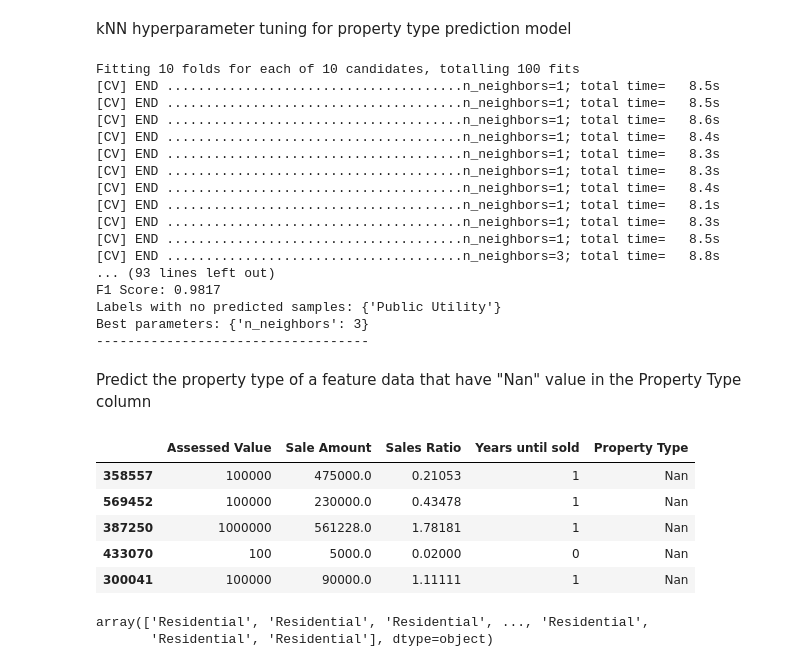
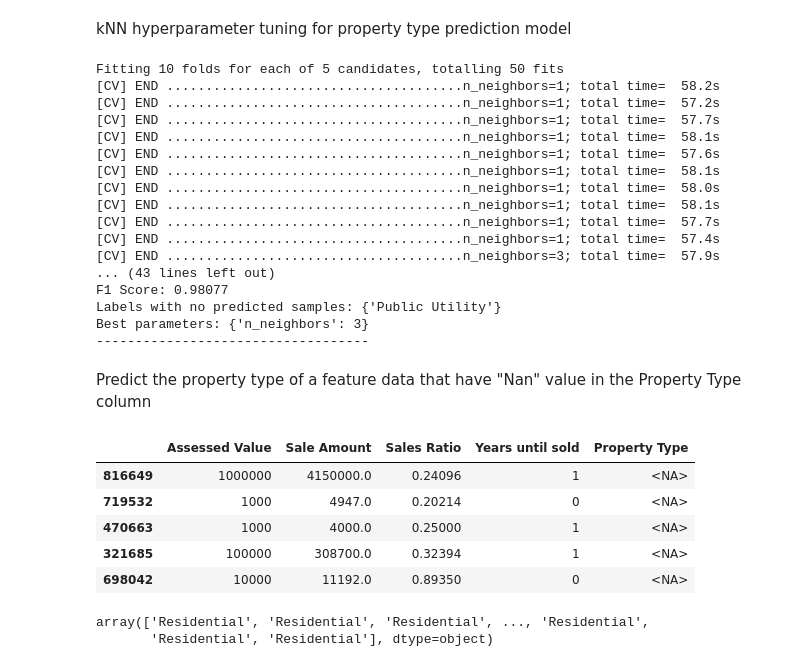
Before and after one commit to fredrick03/Real_Estate_Analysis, a Jupyter notebook: real_estate.ipynb, the cells around one changed output. Drawn from its saved outputs; the diff is of its cells as text; code cells hidden in the pictures.

```diff
--- a/real_estate.ipynb
+++ b/real_estate.ipynb
@@ -253,5 +335,5 @@ To finish the numeric data cleaning, I will concatenat df1_assessed_or_sale_eq0
 # %%
-df1_numeric_clean = pd.concat([df1_assessed_and_sale_above100,df1_assessed_or_sale_below0])
+df1_numeric_clean = pd.concat([df1_assessed_and_sale_above0_done,df1_assessed_and_sale_eq0])
 # %%
 df1_numeric_clean.describe()
 # %% [output]
@@ -315,10 +400,10 @@ Name: count, dtype: int64
 4. Public Utility
 5. Vacant Land
 # %%
-# update the residential type first
-df2['Residential Type'] = df2.apply(lambda type: type['Property Type']
-                                    if type['Property Type'] in ['Single Family', 'Two Family', 'Three Family', 'Four Family','Condo', 'Apartments']
-                                    else type['Residential Type'], axis=1)
+# Update the residential type based on conditions
+conditions = df2['Property Type'].isin(['Single Family', 'Two Family', 'Three Family', 'Four Family', 'Condo', 'Apartments'])
+df2.loc[conditions, 'Residential Type'] = df2.loc[conditions, 'Property Type']
+
 
 df2['Residential Type'].value_counts()
 # %% [output]
@@ -332,10 +416,10 @@ Four Family        2362
 Apartments          479
 Name: count, dtype: int64
 # %%
-# update the property type
-df2['Property Type'] = df2['Property Type'].apply(lambda type: 'Residential'
-                                                  if type in ['Single Family', 'Two Family', 'Three Family', 'Four Family','Condo', 'Apartments']
-                                                  else type)
+# Update the property type based on conditions
+conditions = df2['Property Type'].isin(['Single Family', 'Two Family', 'Three Family', 'Four Family', 'Condo', 'Apartments'])
+df2.loc[conditions, 'Property Type'] = 'Residential'
+
 
 df2['Property Type'].value_counts()
 # %% [output]
@@ -347,6 +430,8 @@ Commercial          1938
 Industrial           226
 Public Utility         4
 Name: count, dtype: int64
+# %%
+df2.loc[df2['Address']=='parking space only','Property Type']='Public Utility'
 # %% [markdown]
 #### To determine the property type and the residential type, I'm going to use machine learning to classify the data
 # %%
@@ -448,7 +531,7 @@ kNN hyperparameter tuning for property type prediction model
 # %%
 # define the parameters
 knn_params = {
-    'n_neighbors': range(1,21,2)
+    'n_neighbors': range(1,10,2)
 }
 
 # grid search
@@ -476,20 +559,20 @@ print(f'Labels with no predicted samples: {set(np.unique(pt_y_test)) - set(np.un
 print(f'Best parameters: {grid_result.best_params_}')
 print('-'*35)
 # %% [output]
-Fitting 10 folds for each of 10 candidates, totalling 100 fits
-[CV] END ......................................n_neighbors=1; total time=   8.5s
-[CV] END ......................................n_neighbors=1; total time=   8.5s
-[CV] END ......................................n_neighbors=1; total time=   8.6s
-[CV] END ......................................n_neighbors=1; total time=   8.4s
-[CV] END ......................................n_neighbors=1; total time=   8.3s
-[CV] END ......................................n_neighbors=1; total time=   8.3s
-[CV] END ......................................n_neighbors=1; total time=   8.4s
-[CV] END ......................................n_neighbors=1; total time=   8.1s
-[CV] END ......................................n_neighbors=1; total time=   8.3s
-[CV] END ......................................n_neighbors=1; total time=   8.5s
-[CV] END ......................................n_neighbors=3; total time=   8.8s
-... (93 lines left out)
-F1 Score: 0.9817
+Fitting 10 folds for each of 5 candidates, totalling 50 fits
+[CV] END ......................................n_neighbors=1; total time=  58.2s
+[CV] END ......................................n_neighbors=1; total time=  57.2s
+[CV] END ......................................n_neighbors=1; total time=  57.7s
+[CV] END ......................................n_neighbors=1; total time=  58.1s
+[CV] END ......................................n_neighbors=1; total time=  57.6s
+[CV] END ......................................n_neighbors=1; total time=  58.1s
+[CV] END ......................................n_neighbors=1; total time=  58.0s
+[CV] END ......................................n_neighbors=1; total time=  58.1s
+[CV] END ......................................n_neighbors=1; total time=  57.7s
+[CV] END ......................................n_neighbors=1; total time=  57.4s
+[CV] END ......................................n_neighbors=3; total time=  57.9s
+... (43 lines left out)
+F1 Score: 0.98077
 Labels with no predicted samples: {'Public Utility'}
 Best parameters: {'n_neighbors': 3}
 -----------------------------------
@@ -500,12 +584,12 @@ knn_property_type = pickle.dumps(final_knn)
 Predict the property type of a feature data that have "Nan" value in the Property Type column
 # %%
 # get all row consisting of "Nan" in the Property Type column
-df2_nan_pt_predict = df2_ml[df2_ml['Property Type'] == 'Nan'].drop('Residential Type', axis=1).copy()
+df2_nan_pt_predict = df2_ml[df2_ml['Property Type'].isna()].drop('Residential Type', axis=1).copy()
 df2_nan_pt_predict.head()
 # %% [output]
 |  | Assessed Value | Sale Amount | Sales Ratio | Years until sold | Property Type |
-| 358557 | 100000 | 475000.0 | 0.21053 | 1 | Nan |
-| 569452 | 100000 | 230000.0 | 0.43478 | 1 | Nan |
-| 387250 | 1000000 | 561228.0 | 1.78181 | 1 | Nan |
-| 433070 | 100 | 5000.0 | 0.02000 | 0 | Nan |
-| 300041 | 100000 | 90000.0 | 1.11111 | 1 | Nan |
+| 816649 | 1000000 | 4150000.0 | 0.24096 | 1 | <NA> |
+| 719532 | 1000 | 4947.0 | 0.20214 | 0 | <NA> |
+| 470663 | 1000 | 4000.0 | 0.25000 | 1 | <NA> |
+| 321685 | 100000 | 308700.0 | 0.32394 | 1 | <NA> |
+| 698042 | 10000 | 11192.0 | 0.89350 | 0 | <NA> |
```
Also changed, not shown: parts of 105 cells of this notebook, 1 other file.
